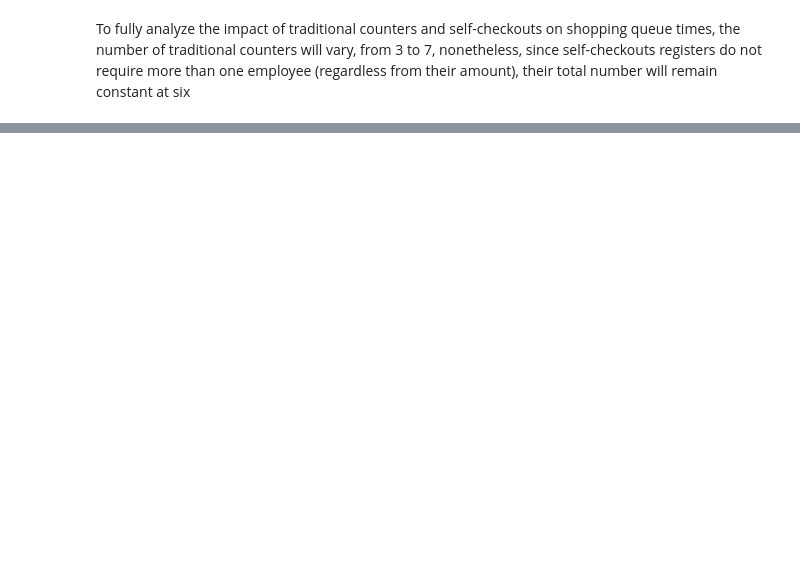
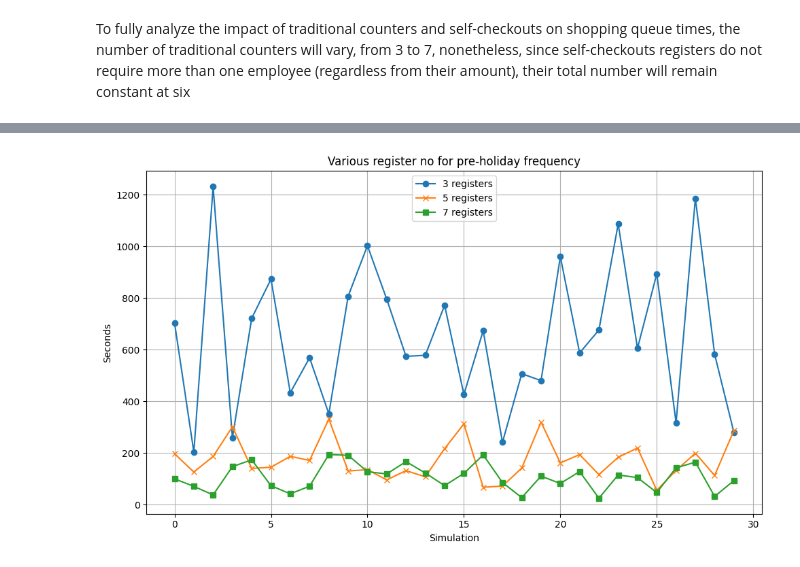
Before and after one commit to Micz26/Symulacja, a Jupyter notebook: notebook.ipynb, the cells around one changed output, grey strips where cells are left out. Drawn from its saved outputs; the diff is of its cells as text; code cells hidden in the pictures; blank space fills up the shorter version.

```diff
--- a/notebook.ipynb
+++ b/notebook.ipynb
@@ -61,0 +108,20 @@ To fully analyze the impact of traditional counters and self-checkouts on shoppi
+# %%
+x = range(len(pre_holiday_3))
+
+plt.figure(figsize=(10, 6))
+
+plt.plot(x, pre_holiday_3, label='3 registers', marker='o')
+plt.plot(x, pre_holiday_5, label='5 registers', marker='x')
+plt.plot(x, pre_holiday_7, label='7 registers', marker='s')
+
+plt.xlabel('Simulation')
+plt.ylabel('Seconds')
+plt.title('Various register no for pre-holiday frequency')
+plt.legend()
+
+plt.grid(True)
+plt.tight_layout()
+
+plt.show()
+# %% [output]
+[figure, added]
```
Also changed, not shown: parts of 4 cells of this notebook, 1 other file.
